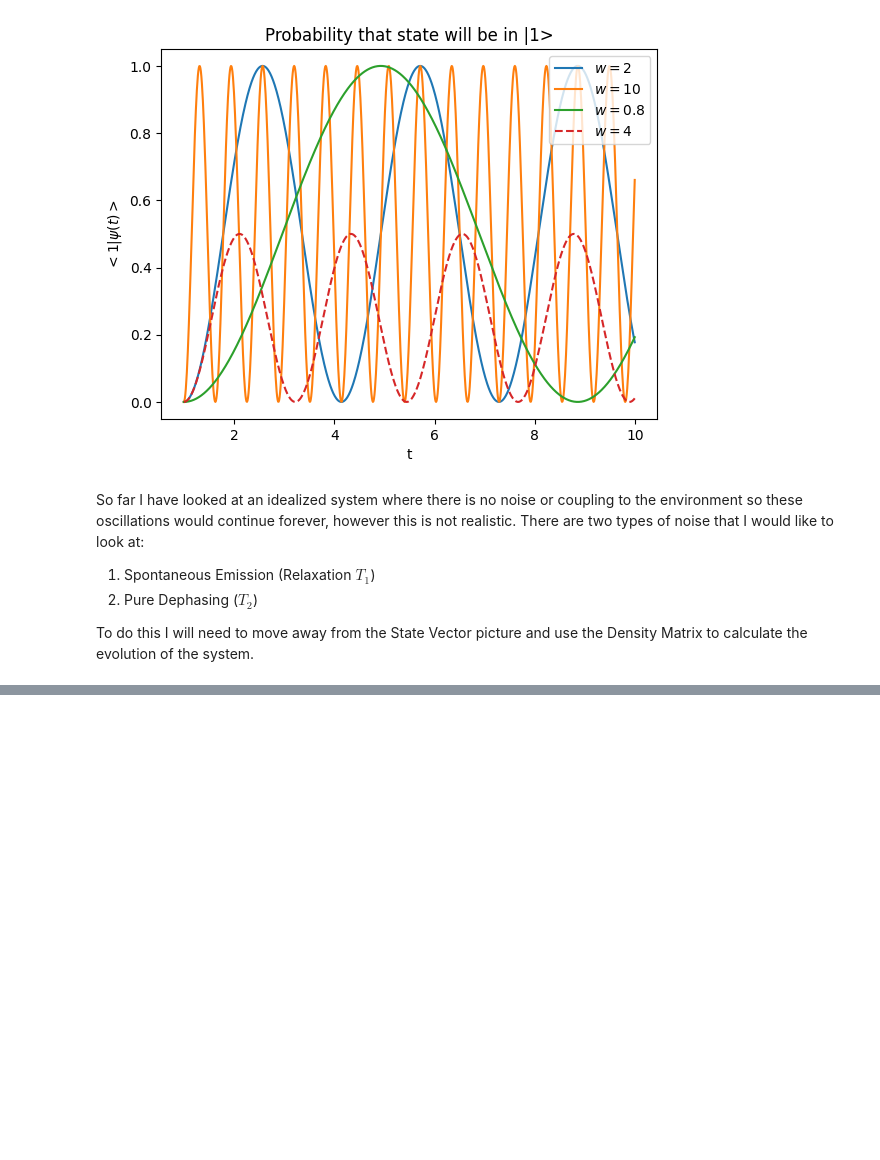
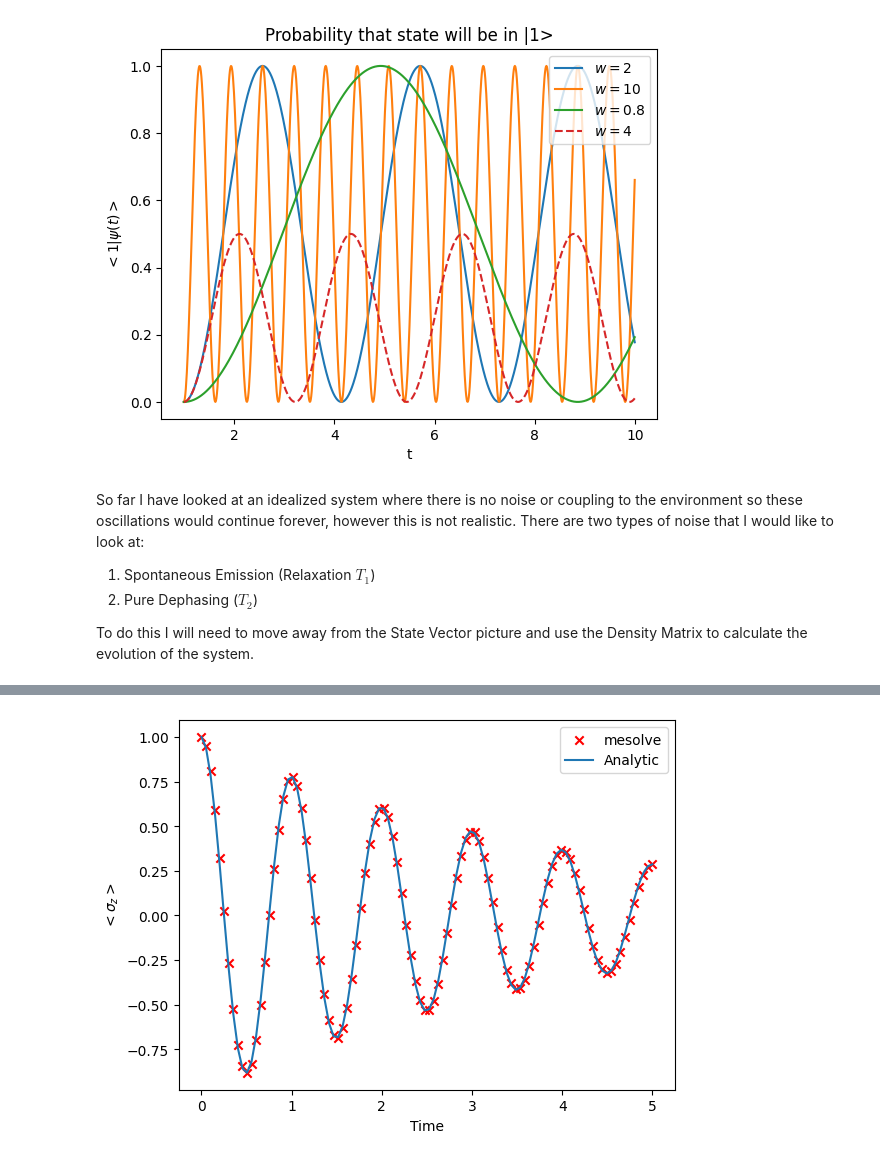
Before and after one commit to lsmercadante/Quantum-Projects, a Jupyter notebook: Decoherence_Project/notebooks/rabi_oscillations.ipynb, the cells around one changed output, grey strips where cells are left out. Cells and saved outputs as stored; diff of their text form; code cells hidden in the pictures; blank space fills up the shorter version.

```diff
--- a/Decoherence_Project/notebooks/rabi_oscillations.ipynb
+++ b/Decoherence_Project/notebooks/rabi_oscillations.ipynb
@@ -94,0 +95,27 @@ from qutip import Bloch, about, basis, mesolve, sigmam, sigmax, sigmay, sigmaz
+# %%
+# coefficients
+delta = 2 * np.pi
+g = 0.25
+
+# hamiltonian
+H = delta / 2.0 * sigmax()
+
+# list of collapse operators
+c_ops = [np.sqrt(g) * sigmaz()]                  #dephasing
+
+# initial statec_ops = [np.sqrt(g) * sigmaz()]
+psi0 = basis(2, 0)   #ground state
+
+# times
+tlist = np.linspace(0, 5, 100)
+# %%
+res = mesolve(H, psi0, tlist, c_ops, [sigmaz()])    #expectation value for sigma_z
+# %%
+sz_analytic = np.cos(2 * np.pi * tlist) * np.exp(-tlist * g)   # analytical solution for expectation value of sz
+# %%
+plt.scatter(tlist, res.expect[0], c="r", marker="x", label="mesolve")
+plt.plot(tlist, sz_analytic, label="Analytic")
+plt.xlabel("Time"), plt.ylabel("$<\sigma_z>$")
+plt.legend();
+# %% [output]
+[figure, added]
```
Also changed, not shown: parts of 28 cells of this notebook.
